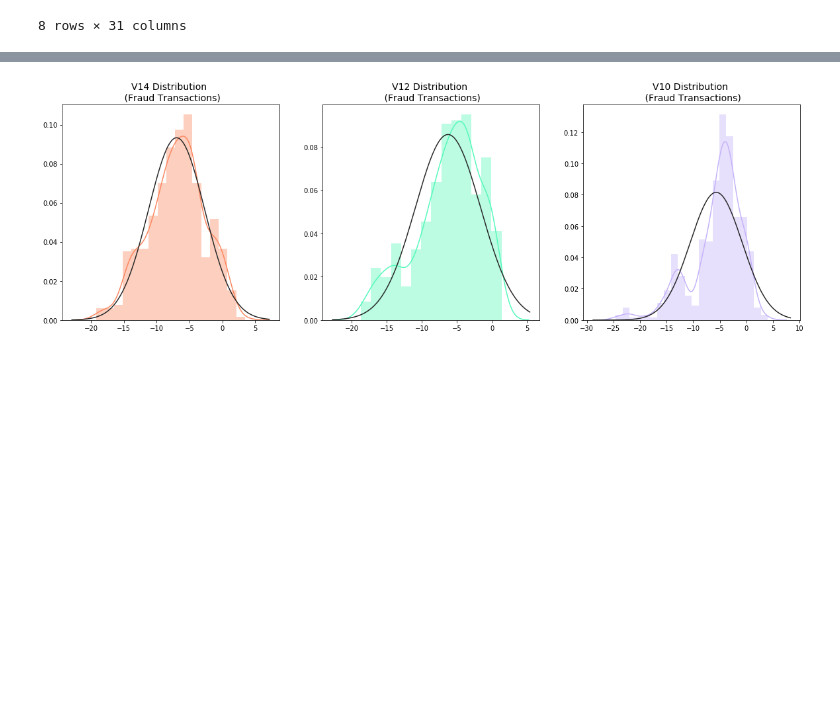
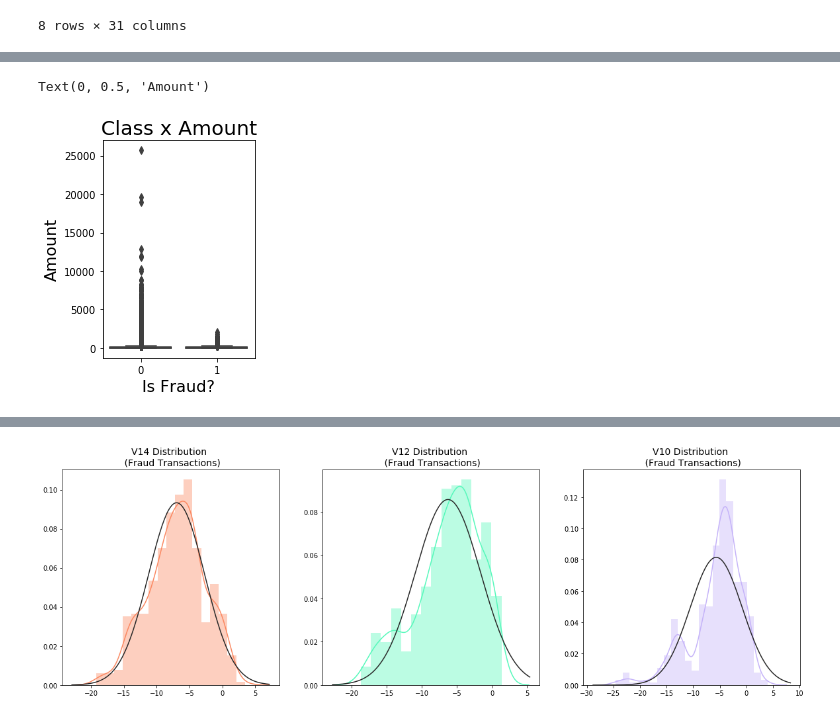
Before and after one commit to agnimish/Credit_Card_Fraud_Detection, a Jupyter notebook: Project.ipynb, the cells around one changed output, grey strips where cells are left out. Cells and saved outputs as stored; diff of their text form; code cells hidden in the pictures; blank space fills up the shorter version.

```diff
--- a/Project.ipynb
+++ b/Project.ipynb
@@ -45,17 +46,3 @@ df.describe()
 | 75% | 139320.500000 | 1.315642e+00 | 8.037239e-01 | 1.027196e+00 | 7.433413e-01 | 6.119264e-01 | 3.985649e-01 | 5.704361e-01 | 3.273459e-01 | 5.971390e-01 | ... | ... |
 | max | 172792.000000 | 2.454930e+00 | 2.205773e+01 | 9.382558e+00 | 1.687534e+01 | 3.480167e+01 | 7.330163e+01 | 1.205895e+02 | 2.000721e+01 | 1.559499e+01 | ... | ... |
 8 rows × 31 columns
-# %%
-# <----- VISUALIZING DATA ------>
-
-# Distribution of all attributes
-l = df.columns.values
-number_of_columns= 15
-number_of_rows = len(l)-1/number_of_columns #one column is of class so we won't take it for the corelation analysis
-plt.figure(figsize=(number_of_columns,5*number_of_rows))
-for i in range(0,len(l)-1):
-    plt.subplot(number_of_rows + 1,number_of_columns,i+1)
-    sns.set_style('whitegrid')
-    sns.distplot(df[l[i]], kde=True, rug=True).set_title(l[i],fontsize=14)
-
-plt.savefig('distribution_attributes.png')
@@ -63,0 +62,11 @@ plt.savefig('distribution_attributes.png')
+# %%
+#distribution of amount with Class:
+plt.subplot(121)
+ax = sns.boxplot(x ="Class",y="Amount",
+                 data=df)
+ax.set_title("Class x Amount", fontsize=20)
+ax.set_xlabel("Is Fraud?", fontsize=16)
+ax.set_ylabel("Amount", fontsize = 16)
+# %% [output]
+Text(0, 0.5, 'Amount')
+[figure, added]
```
Also changed, not shown: parts of 15 cells of this notebook.
